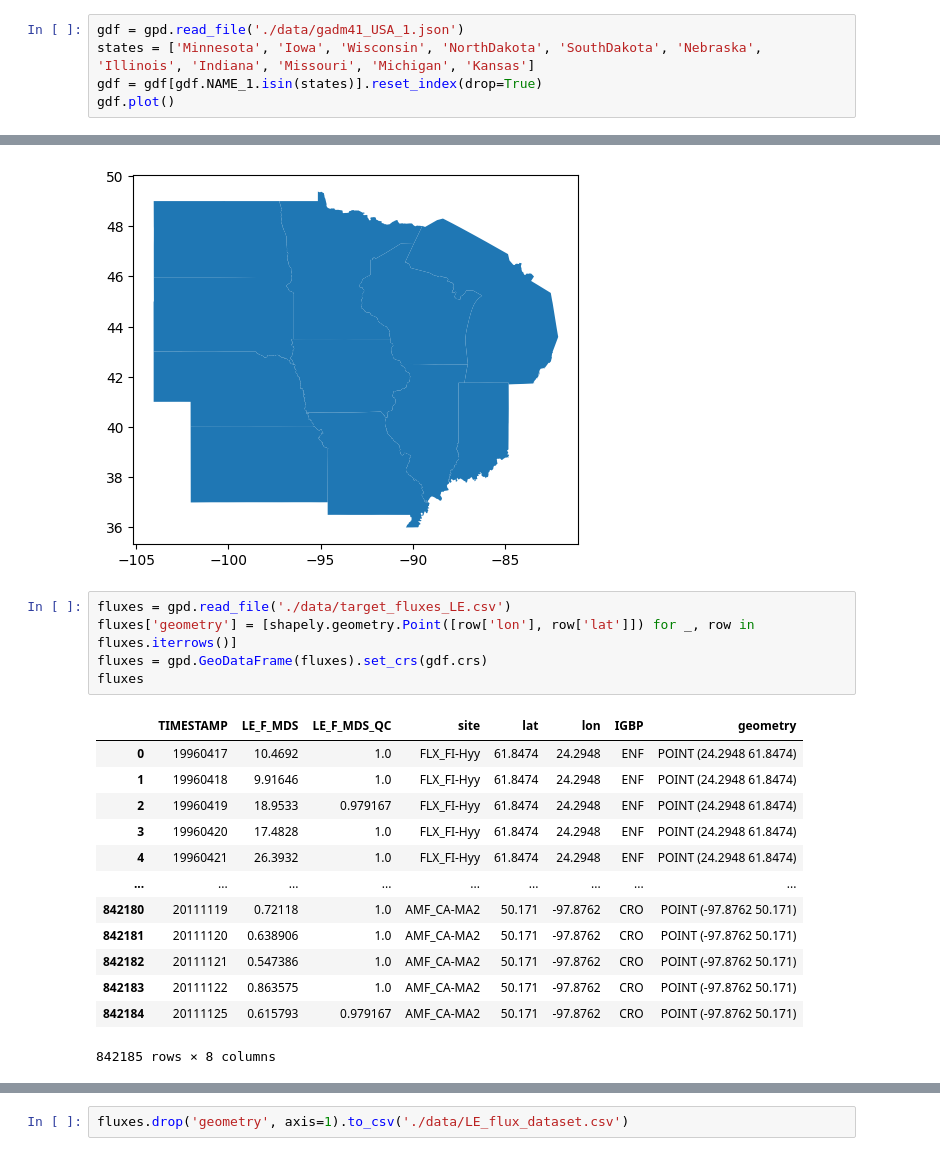
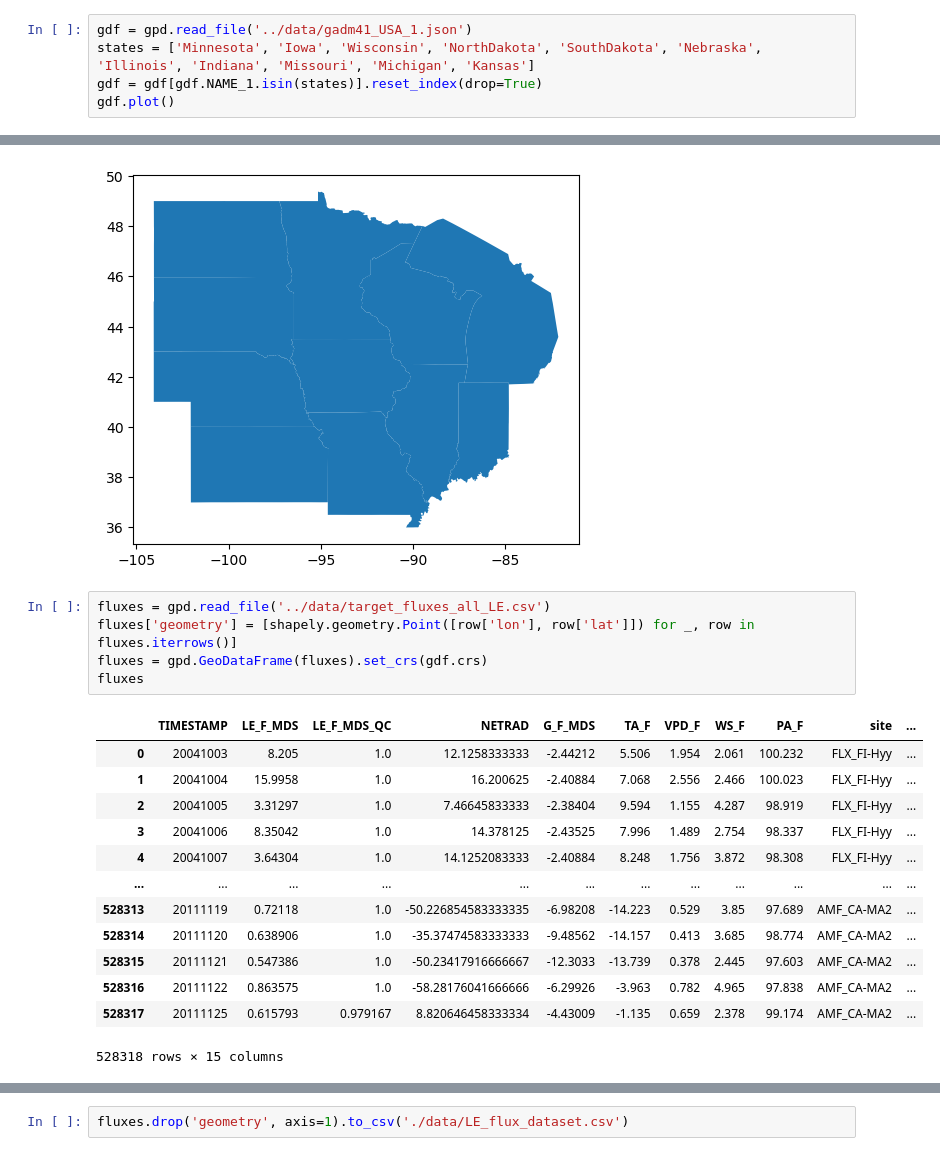
Before and after one commit to RTGS-Lab/Paper-Rozanov-et-al-ML-ET, a Jupyter notebook: preprocessing/SiteSelection.ipynb, the cells around one changed output, grey strips where cells are left out. Drawn from its saved outputs; the diff is of its cells as text.

```diff
--- a/preprocessing/SiteSelection.ipynb
+++ b/preprocessing/SiteSelection.ipynb
@@ -10,7 +10,7 @@ import matplotlib.pyplot as plt
 # %% [markdown]
 - Minnesota, Iowa, Wisconsin, North Dakota, South Dakota, Nebraska, Illinois, Indiana, Missouri, Michigan, Kansas
 # %%
-gdf = gpd.read_file('./data/gadm41_USA_1.json')
+gdf = gpd.read_file('../data/gadm41_USA_1.json')
 states = ['Minnesota', 'Iowa', 'Wisconsin', 'NorthDakota', 'SouthDakota', 'Nebraska', 'Illinois', 'Indiana', 'Missouri', 'Michigan', 'Kansas']
 gdf = gdf[gdf.NAME_1.isin(states)].reset_index(drop=True)
 gdf.plot()
@@ -18,24 +18,24 @@ gdf.plot()
 <Axes: >
 [figure]
 # %%
-fluxes = gpd.read_file('./data/target_fluxes_LE.csv')
+fluxes = gpd.read_file('../data/target_fluxes_all_LE.csv')
 fluxes['geometry'] = [shapely.geometry.Point([row['lon'], row['lat']]) for _, row in fluxes.iterrows()]
 fluxes = gpd.GeoDataFrame(fluxes).set_crs(gdf.crs)
 fluxes
 # %% [output]
-|  | TIMESTAMP | LE_F_MDS | LE_F_MDS_QC | site | lat | lon | IGBP | geometry |
-| 0 | 19960417 | 10.4692 | 1.0 | FLX_FI-Hyy | 61.8474 | 24.2948 | ENF | POINT (24.2948 61.8474) |
-| 1 | 19960418 | 9.91646 | 1.0 | FLX_FI-Hyy | 61.8474 | 24.2948 | ENF | POINT (24.2948 61.8474) |
-| 2 | 19960419 | 18.9533 | 0.979167 | FLX_FI-Hyy | 61.8474 | 24.2948 | ENF | POINT (24.2948 61.8474) |
-| 3 | 19960420 | 17.4828 | 1.0 | FLX_FI-Hyy | 61.8474 | 24.2948 | ENF | POINT (24.2948 61.8474) |
-| 4 | 19960421 | 26.3932 | 1.0 | FLX_FI-Hyy | 61.8474 | 24.2948 | ENF | POINT (24.2948 61.8474) |
-| ... | ... | ... | ... | ... | ... | ... | ... | ... |
-| 842180 | 20111119 | 0.72118 | 1.0 | AMF_CA-MA2 | 50.171 | -97.8762 | CRO | POINT (-97.8762 50.171) |
-| 842181 | 20111120 | 0.638906 | 1.0 | AMF_CA-MA2 | 50.171 | -97.8762 | CRO | POINT (-97.8762 50.171) |
-| 842182 | 20111121 | 0.547386 | 1.0 | AMF_CA-MA2 | 50.171 | -97.8762 | CRO | POINT (-97.8762 50.171) |
-| 842183 | 20111122 | 0.863575 | 1.0 | AMF_CA-MA2 | 50.171 | -97.8762 | CRO | POINT (-97.8762 50.171) |
-| 842184 | 20111125 | 0.615793 | 0.979167 | AMF_CA-MA2 | 50.171 | -97.8762 | CRO | POINT (-97.8762 50.171) |
+|  | TIMESTAMP | LE_F_MDS | LE_F_MDS_QC | NETRAD | G_F_MDS | TA_F | VPD_F | WS_F | PA_F | site | ... |
+| 0 | 20041003 | 8.205 | 1.0 | 12.1258333333 | -2.44212 | 5.506 | 1.954 | 2.061 | 100.232 | FLX_FI-Hyy | ... |
+| 1 | 20041004 | 15.9958 | 1.0 | 16.200625 | -2.40884 | 7.068 | 2.556 | 2.466 | 100.023 | FLX_FI-Hyy | ... |
+| 2 | 20041005 | 3.31297 | 1.0 | 7.46645833333 | -2.38404 | 9.594 | 1.155 | 4.287 | 98.919 | FLX_FI-Hyy | ... |
+| 3 | 20041006 | 8.35042 | 1.0 | 14.378125 | -2.43525 | 7.996 | 1.489 | 2.754 | 98.337 | FLX_FI-Hyy | ... |
+| 4 | 20041007 | 3.64304 | 1.0 | 14.1252083333 | -2.40884 | 8.248 | 1.756 | 3.872 | 98.308 | FLX_FI-Hyy | ... |
+| ... | ... | ... | ... | ... | ... | ... | ... | ... | ... | ... | ... |
+| 528313 | 20111119 | 0.72118 | 1.0 | -50.226854583333335 | -6.98208 | -14.223 | 0.529 | 3.85 | 97.689 | AMF_CA-MA2 | ... |
+| 528314 | 20111120 | 0.638906 | 1.0 | -35.37474583333333 | -9.48562 | -14.157 | 0.413 | 3.685 | 98.774 | AMF_CA-MA2 | ... |
+| 528315 | 20111121 | 0.547386 | 1.0 | -50.23417916666667 | -12.3033 | -13.739 | 0.378 | 2.445 | 97.603 | AMF_CA-MA2 | ... |
+| 528316 | 20111122 | 0.863575 | 1.0 | -58.28176041666666 | -6.29926 | -3.963 | 0.782 | 4.965 | 97.838 | AMF_CA-MA2 | ... |
+| 528317 | 20111125 | 0.615793 | 0.979167 | 8.820646458333334 | -4.43009 | -1.135 | 0.659 | 2.378 | 99.174 | AMF_CA-MA2 | ... |
-842185 rows × 8 columns
+528318 rows × 15 columns
 # %%
 sites = fluxes[['geometry', 'site', 'IGBP']].drop_duplicates()
 sites = gpd.sjoin(sites, gdf, how='inner')[['geometry', 'site', 'IGBP']]
```
Also changed, not shown: parts of 3 cells of this notebook, 15 other files.
